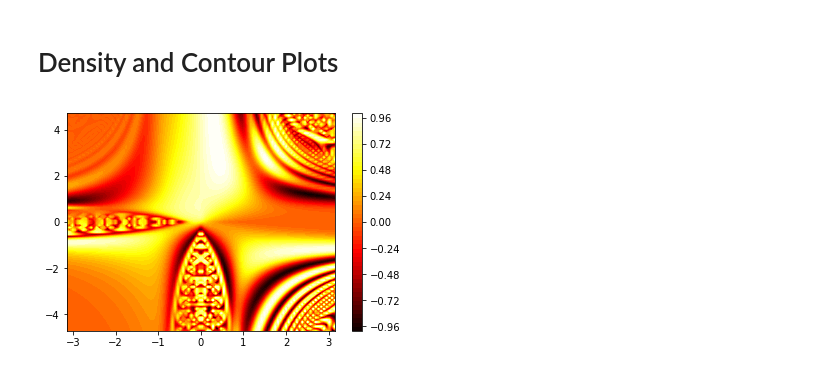
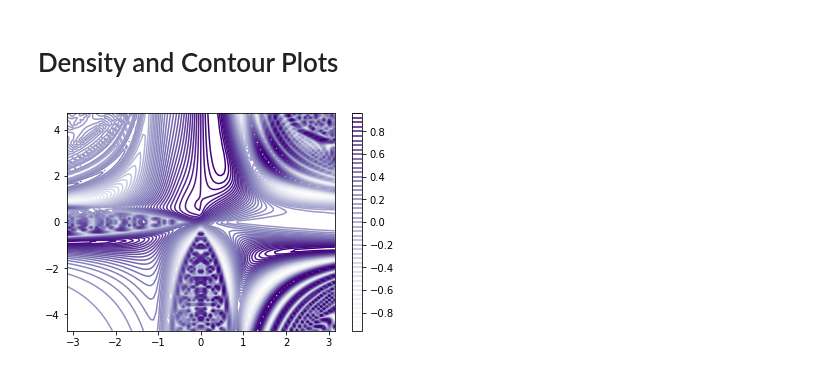
Before and after one commit to DCIDA2019/da2019-Oscar2401, a Jupyter notebook: Semana3/Tareas/Tarea_1.ipynb, the cells around one changed output. Drawn from its saved outputs; the diff is of its cells as text; code cells hidden in the pictures.

```diff
--- a/Semana3/Tareas/Tarea_1.ipynb
+++ b/Semana3/Tareas/Tarea_1.ipynb
@@ -156,9 +156,10 @@ X, Y = np.meshgrid(x_1, y_1)
 # %%
 Z = f(X,Y)
 # %%
-plt.contourf(X, Y, Z,
+# Con Controur
+plt.contour(X, Y, Z,
             50, #espesificar contas lineas se crearan
-            cmap='hot') #color de las lineas
+            cmap='Purples') #color de las lineas
 plt.colorbar();
 # %% [output]
-[figure, old version]
+[figure, new version]
```
Also changed, not shown: parts of 14 cells of this notebook.
